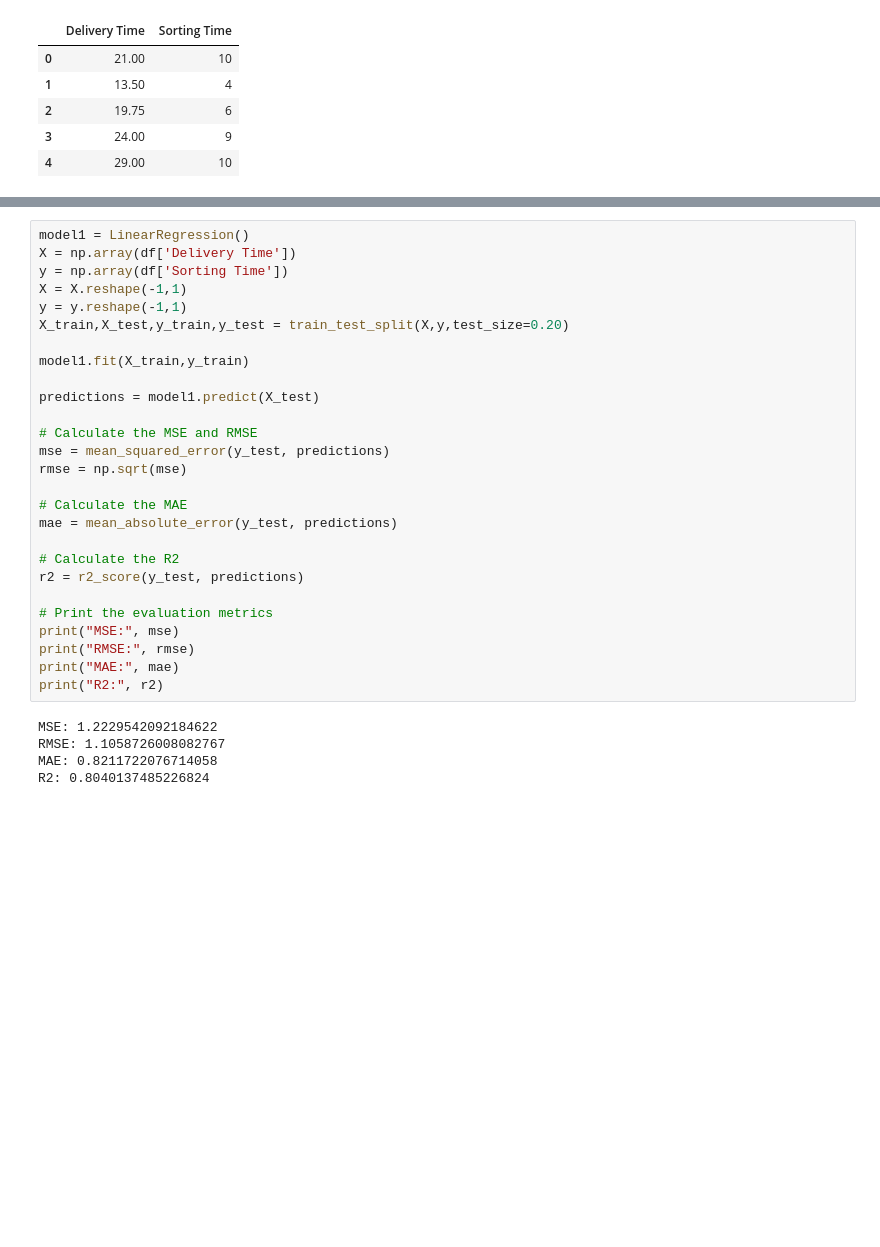
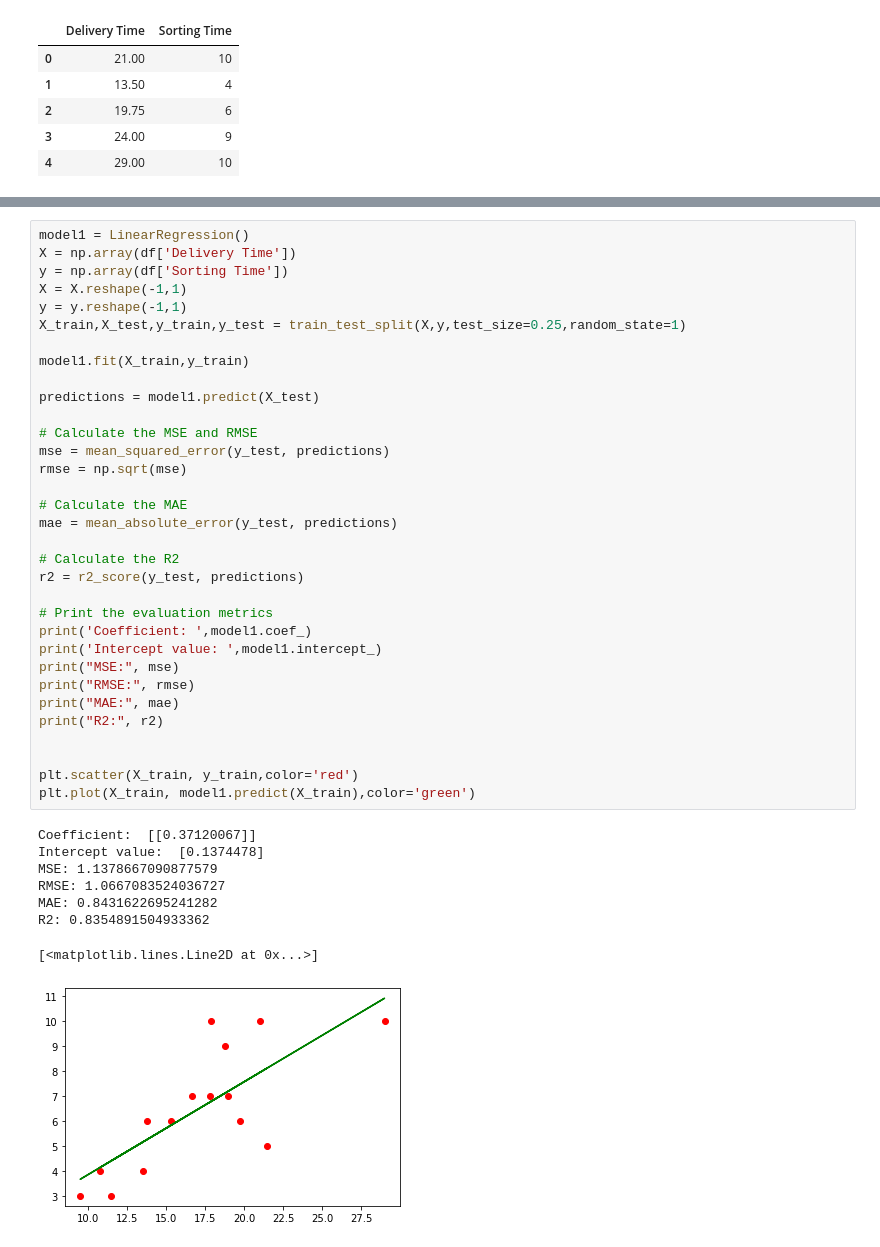
Before and after one commit to naveenverse/code, a Jupyter notebook: regression_analysis.ipynb, the cells around one changed output, grey strips where cells are left out. Cells and saved outputs as stored; diff of their text form; blank space fills up the shorter version.

```diff
--- a/regression_analysis.ipynb
+++ b/regression_analysis.ipynb
@@ -37,32 +45,42 @@ Sorting Time range:  8
 # %%
 model1 = LinearRegression()
 X = np.array(df['Delivery Time'])
 y = np.array(df['Sorting Time'])
 X = X.reshape(-1,1)
 y = y.reshape(-1,1)
-X_train,X_test,y_train,y_test = train_test_split(X,y,test_size=0.20)
+X_train,X_test,y_train,y_test = train_test_split(X,y,test_size=0.25,random_state=1)
 
 model1.fit(X_train,y_train)
 
 predictions = model1.predict(X_test)
 
 # Calculate the MSE and RMSE
 mse = mean_squared_error(y_test, predictions)
 rmse = np.sqrt(mse)
 
 # Calculate the MAE
 mae = mean_absolute_error(y_test, predictions)
 
 # Calculate the R2
 r2 = r2_score(y_test, predictions)
 
 # Print the evaluation metrics
+print('Coefficient: ',model1.coef_)
+print('Intercept value: ',model1.intercept_)
 print("MSE:", mse)
 print("RMSE:", rmse)
 print("MAE:", mae)
 print("R2:", r2)
+
+
+plt.scatter(X_train, y_train,color='red')
+plt.plot(X_train, model1.predict(X_train),color='green')
 # %% [output]
-MSE: 1.2229542092184622
-RMSE: 1.1058726008082767
-MAE: 0.8211722076714058
-R2: 0.8040137485226824
+Coefficient:  [[0.37120067]]
+Intercept value:  [0.1374478]
+MSE: 1.1378667090877579
+RMSE: 1.0667083524036727
+MAE: 0.8431622695241282
+R2: 0.8354891504933362
+[<matplotlib.lines.Line2D at 0x...>]
+[figure, added]
```
Also changed, not shown: parts of 28 cells of this notebook.
